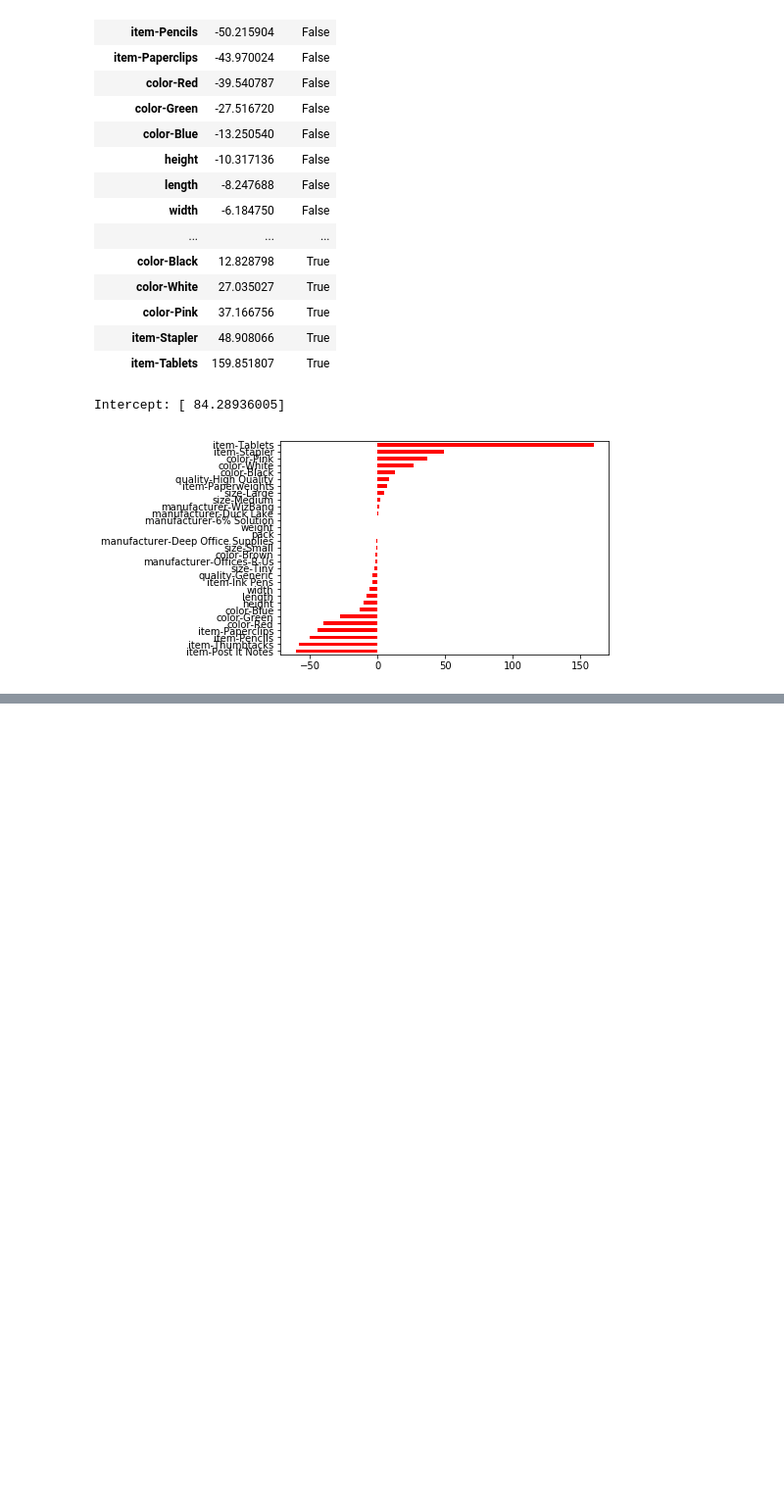
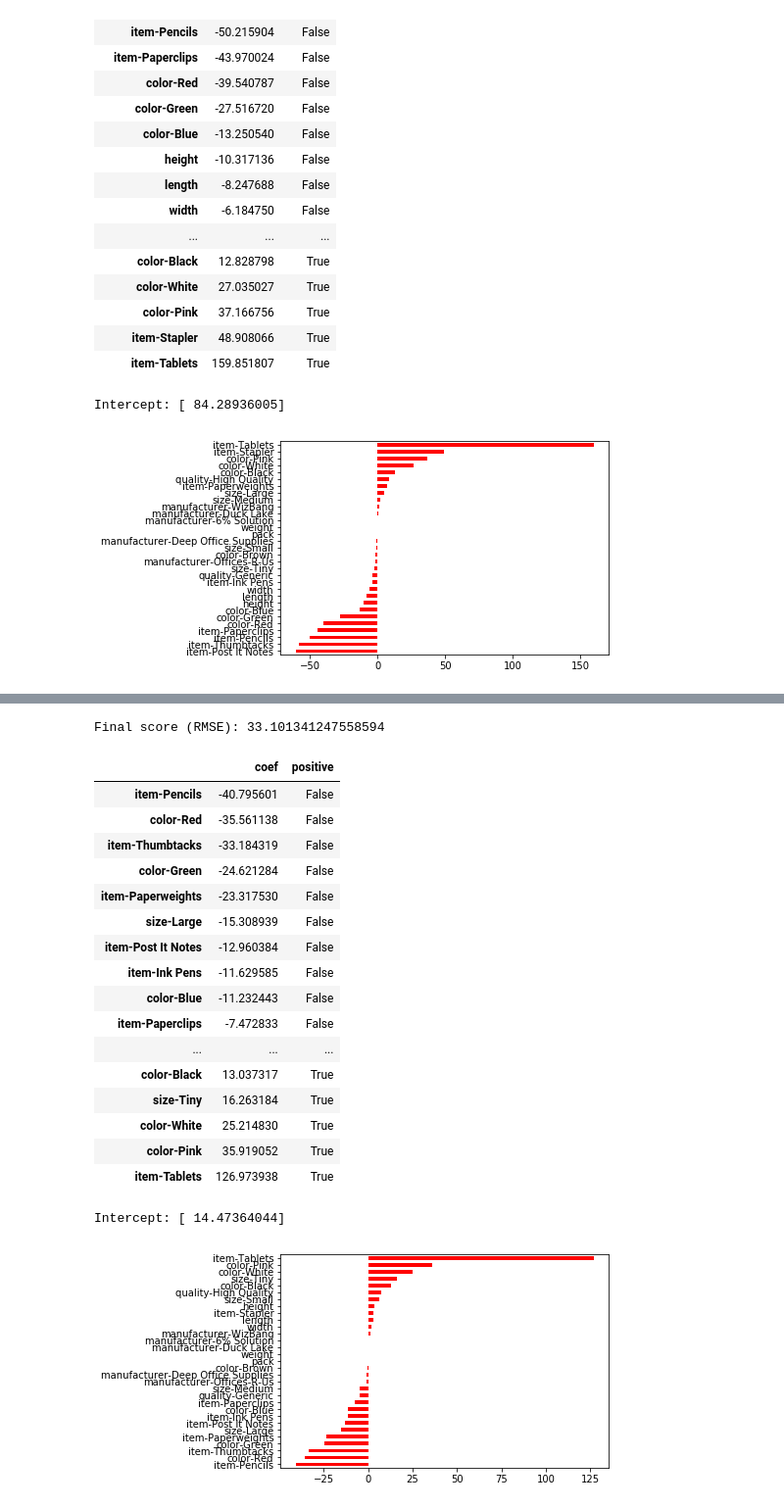
Before and after one commit to jasonwalker80/t81_558_sp18_kaggle, a Jupyter notebook: kaggle_jwalker.ipynb, the cells around one changed output, grey strips where cells are left out. Shown at 98% size. Drawn from its saved outputs; the diff is of its cells as text; code cells hidden in the pictures; blank space fills up the shorter version.

```diff
--- a/kaggle_jwalker.ipynb
+++ b/kaggle_jwalker.ipynb
@@ -321 +456,45 @@ Intercept: [ 84.28936005]
+# %%
+import sklearn
+from sklearn.linear_model import ElasticNet
+
+# Create linear regression
+regressor = ElasticNet(alpha=0.01, l1_ratio=0.1)
+
+# Fit/train LASSO
+regressor.fit(x_train,y_train)
+# Predict
+pred = regressor.predict(x_test)
+
+# Measure RMSE error.  RMSE is common for regression.
+score = np.sqrt(metrics.mean_squared_error(pred,y_test))
+print("Final score (RMSE): {}".format(score))
+
+names = list(df_train.columns.values)
+names.remove("cost")
+
+report_coef(
+  names,
+  regressor.coef_,
+  regressor.intercept_)
+# %% [output]
+Final score (RMSE): 33.101341247558594
+|  | coef | positive |
+| item-Pencils | -40.795601 | False |
+| color-Red | -35.561138 | False |
+| item-Thumbtacks | -33.184319 | False |
+| color-Green | -24.621284 | False |
+| item-Paperweights | -23.317530 | False |
+| size-Large | -15.308939 | False |
+| item-Post It Notes | -12.960384 | False |
+| item-Ink Pens | -11.629585 | False |
+| color-Blue | -11.232443 | False |
+| item-Paperclips | -7.472833 | False |
+| ... | ... | ... |
+| color-Black | 13.037317 | True |
+| size-Tiny | 16.263184 | True |
+| color-White | 25.214830 | True |
+| color-Pink | 35.919052 | True |
+| item-Tablets | 126.973938 | True |
+Intercept: [ 14.47364044]
+[figure, added]
 # %%
```
Also changed, not shown: parts of 6 cells of this notebook, 2 other files.
